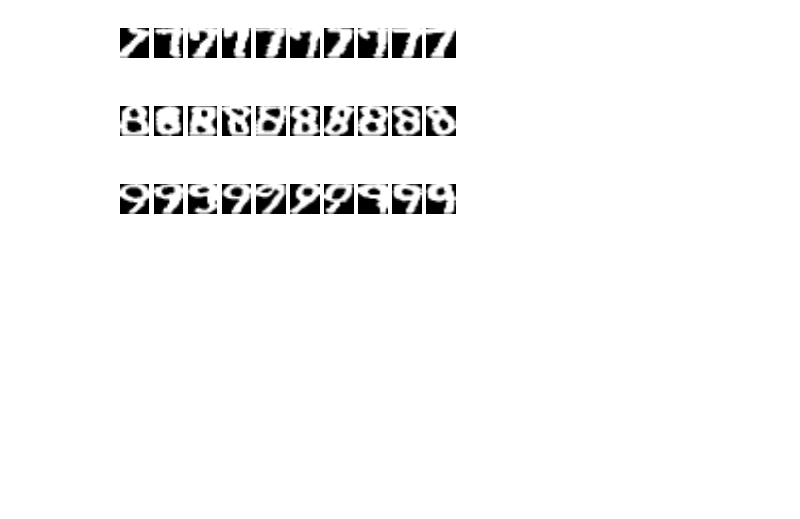
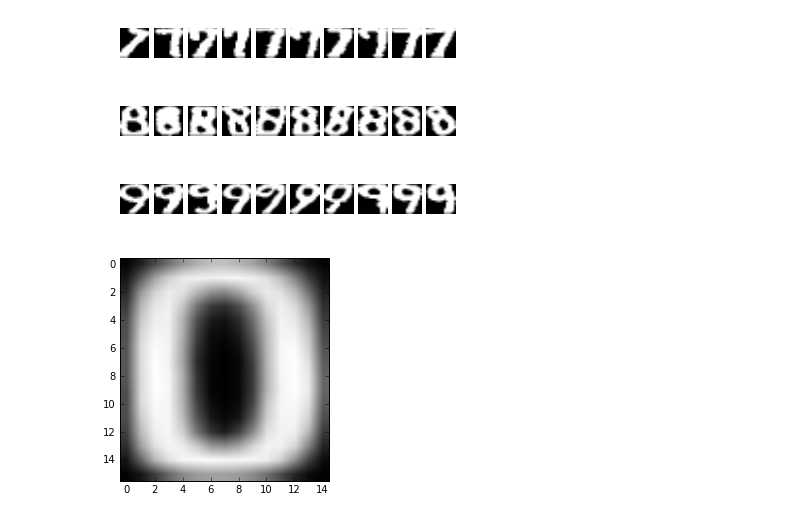
Before and after one commit to slchangtw/machine_learning_Jacobs, a Jupyter notebook: Kmeans.ipynb, the cells around one changed output. Cells and saved outputs as stored; diff of their text form; code cells hidden in the pictures; blank space fills up the shorter version.

```diff
--- a/Kmeans.ipynb
+++ b/Kmeans.ipynb
@@ -29,6 +29,8 @@ plot_digits(digits = X)
 # %%
 class KMeans:
     def __init__(self, n_clusters=10, max_iter=100, random_state=42):
+        if n_clusters <= 0:
+            raise ValueError("n_cluster cannot be less or equal to 0.")
         self.n_cluster = n_clusters
         self.max_iter = max_iter
         self.random_state = random_state
@@ -67,8 +69,22 @@ class KMeans:
             else:
                 self.labels_ = new_labels
                 self.iter += 1
+
+    def plot_centers(self, index=None):
+        if not index:
+            index = [i for i in range(self.centers_.shape[0])]
+
+        for i in index:
+            center_i = self.centers_[i]
+            if not np.all(center_i==0):
+                center_i = center_i.reshape(16, 15)
+                plt.imshow(center_i, cmap='gray')
+            plt.show()
 # %%
 X = X[0:200, ]
 # %%
-a = KMeans(n_clusters=200)
-a.fit(X)
+cluster_1 = KMeans(n_clusters=1)
+cluster_1.fit(X)
+cluster_1.plot_centers()
+# %% [output]
+[figure, added]
```
Also changed, not shown: parts of 3 cells of this notebook.
